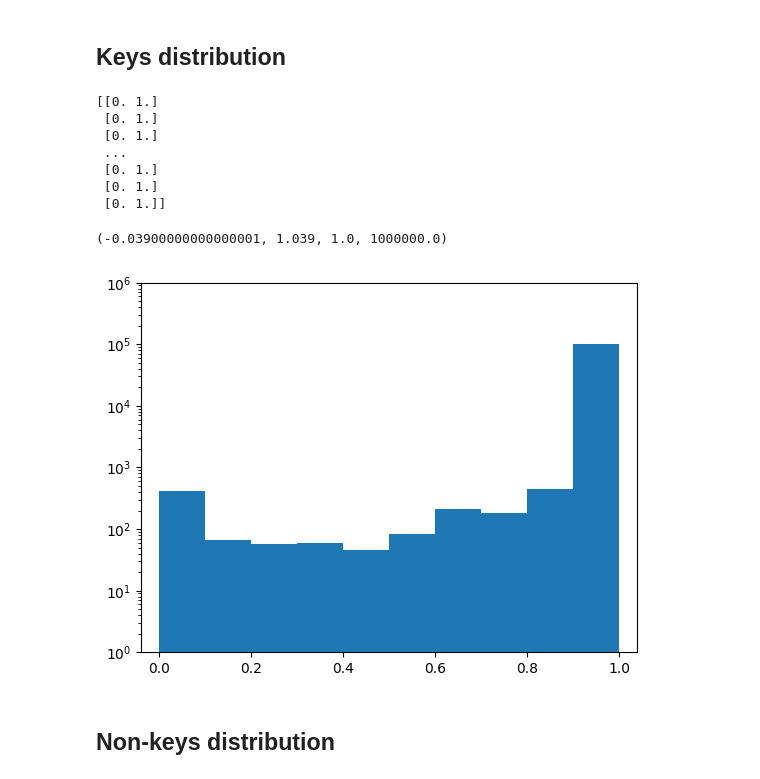
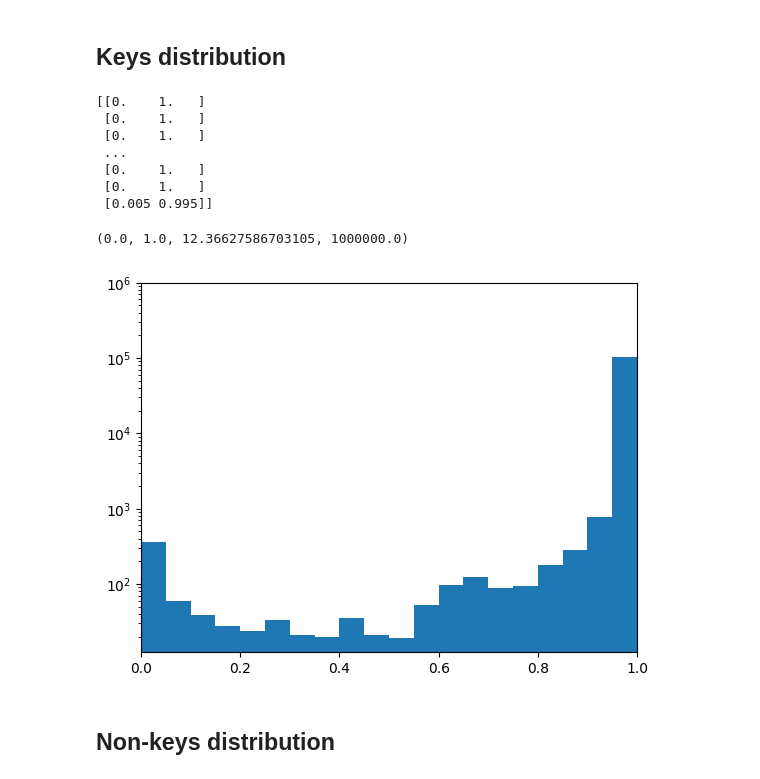
Before and after one commit to BSc-learned-indexes/daisy-bf, a Jupyter notebook: experiments/malicious_urls/random_forrest_model.ipynb, the cells around one changed output. Drawn from its saved outputs; the diff is of its cells as text; code cells hidden in the pictures.

```diff
--- a/experiments/malicious_urls/random_forrest_model.ipynb
+++ b/experiments/malicious_urls/random_forrest_model.ipynb
@@ -177,6 +175,6 @@ x_train, x_test, y_train, y_test = train_test_split(x, y, train_size=0.3, random
 # %%
 #Random Forest
-rfc = RandomForestClassifier()
+rfc = RandomForestClassifier(n_estimators=200)
 rfc.fit(x_train, y_train)
 
 rfc_predictions = rfc.predict(x_test)
@@ -196,28 +194,28 @@ print(f1_score(y_test, rfc_predictions))
 # %%
 keys = urldata[urldata.label == "malicious"]
 
 x = keys[['hostname_length',
        'path_length', 'fd_length', 'tld_length', 'count-', 'count@', 'count?',
        'count%', 'count.', 'count=', 'count-http','count-https', 'count-www', 'count-digits',
        'count-letters', 'count_dir', 'use_of_ip']]
 
 key_prediction = rfc.predict_proba(x)
 print(key_prediction)
 
 
-plt.hist(key_prediction[:, 1], log=True)
+plt.hist(key_prediction[:, 1], bins=20, log=True)
 # x1,x2,y1,y2 = plt.axis()
-plt.axis((x1,x2,1,1000000))
+plt.axis((0,1,0,1000000))
 # %% [output]
-[[0. 1.]
- [0. 1.]
- [0. 1.]
+[[0.    1.   ]
+ [0.    1.   ]
+ [0.    1.   ]
  ...
- [0. 1.]
- [0. 1.]
- [0. 1.]]
+ [0.    1.   ]
+ [0.    1.   ]
+ [0.005 0.995]]
-(-0.03900000000000001, 1.039, 1.0, 1000000.0)
+(0.0, 1.0, 12.36627586703105, 1000000.0)
-[figure, old version]
+[figure, new version]
 # %% [markdown]
 ## Non-keys distribution
 # %%
```
Also changed, not shown: parts of 4 cells of this notebook, 3 other files.
